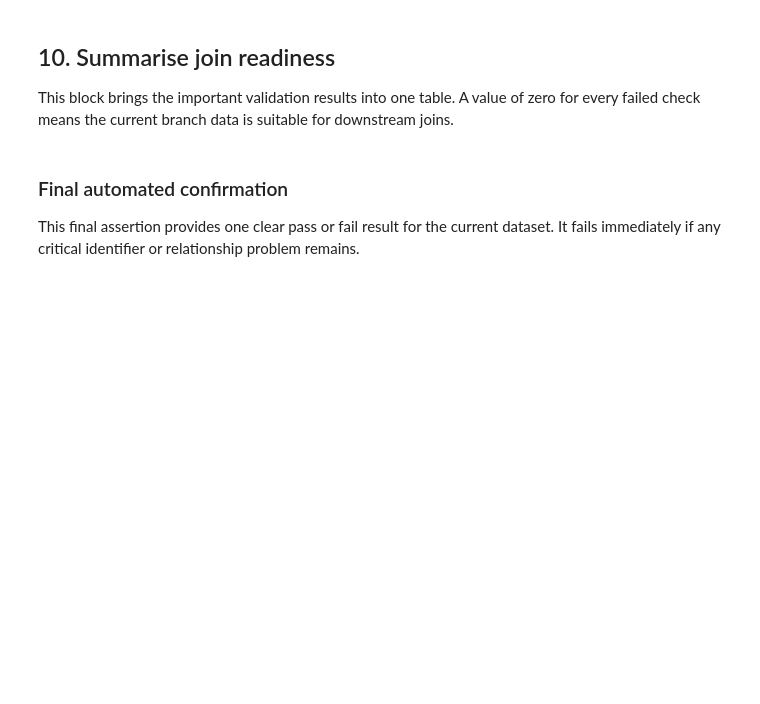
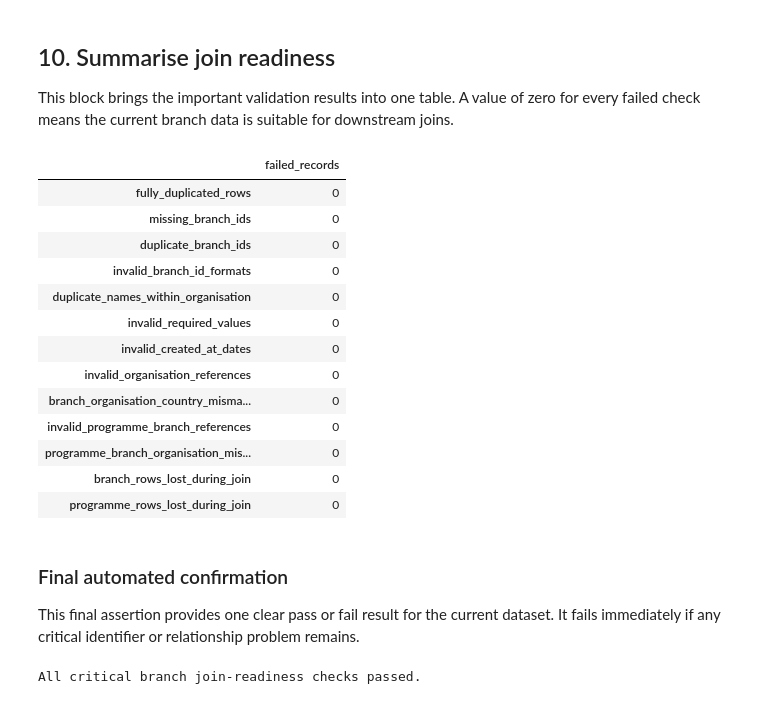
Before and after one commit to vimotechnologies/pulse80, a Jupyter notebook: data-analytics/notebooks/eda/branches/branches_EDA.ipynb, the cells around one changed output. Cells and saved outputs as stored; diff of their text form; code cells hidden in the pictures; blank space fills up the shorter version.

Commit message:
🐛 fix(eda): strengthen branch exploration and validation

```diff
--- a/data-analytics/notebooks/eda/branches/branches_EDA.ipynb
+++ b/data-analytics/notebooks/eda/branches/branches_EDA.ipynb
@@ -108,11 +179,13 @@ This block checks for blank branch names, cities, countries and organisation IDs
 # %%
 required_text_columns = ["organisation_id", "name", "city", "country"]
 
-blank_text_counts = (
-    branches[required_text_columns]
-    .astype("string")
-    .apply(lambda column: column.str.strip().eq("").sum())
-)
+required_text_checks = pd.Series({
+    column: (
+        branches[column].isna()
+        | branches[column].astype("string").str.strip().eq("").fillna(False)
+    ).sum()
+    for column in required_text_columns
+})
 
 branches["created_at"] = pd.to_datetime(
     branches["created_at"],
@@ -121,7 +194,7 @@ branches["created_at"] = pd.to_datetime(
 )
 
 value_checks = pd.concat([
-    blank_text_counts.rename(lambda name: f"blank_{name}"),
+    required_text_checks.rename(lambda name: f"invalid_{name}"),
     pd.Series({"invalid_created_at_dates": branches["created_at"].isna().sum()}),
 ])
 
@@ -152,8 +234,17 @@ branch_organisation_join = branches.merge(
 )
 
 branch_organisation_join["country_matches"] = (
-    branch_organisation_join["country"].astype("string").str.strip().str.casefold()
-    == branch_organisation_join["organisation_country"].astype("string").str.strip().str.casefold()
+    branch_organisation_join["country"]
+    .astype("string")
+    .str.strip()
+    .str.casefold()
+    .eq(
+        branch_organisation_join["organisation_country"]
+        .astype("string")
+        .str.strip()
+        .str.casefold()
+    )
+    .fillna(False)
 )
 
 branch_organisation_join
@@ -232,24 +344,47 @@ branch_programme_coverage
 This block brings the important validation results into one table. A value of zero for every failed check means the current branch data is suitable for downstream joins.
 # %%
 join_readiness = pd.Series({
+    "fully_duplicated_rows": branches.duplicated().sum(),
     "missing_branch_ids": branches["branch_id"].isna().sum(),
     "duplicate_branch_ids": branches["branch_id"].duplicated().sum(),
     "invalid_branch_id_formats": identifier_checks["invalid_branch_id_formats"],
+    "duplicate_names_within_organisation": identifier_checks[
+        "duplicate_names_within_organisation"
+    ],
+    "invalid_required_values": required_text_checks.sum(),
+    "invalid_created_at_dates": branches["created_at"].isna().sum(),
     "invalid_organisation_references": (
         ~branch_organisation_join["organisation_join_status"].eq("both")
     ).sum(),
     "branch_organisation_country_mismatches": (
         ~branch_organisation_join["country_matches"]
     ).sum(),
     "invalid_programme_branch_references": (
         ~programme_branch_join["branch_join_status"].eq("both")
     ).sum(),
     "programme_branch_organisation_mismatches": (
         ~programme_branch_join["branch_belongs_to_programme_organisation"]
     ).sum(),
+    "branch_rows_lost_during_join": len(branches) - len(branch_organisation_join),
+    "programme_rows_lost_during_join": len(programmes) - len(programme_branch_join),
 })
 
 join_readiness.to_frame("failed_records")
+# %% [output]
+|  | failed_records |
+| fully_duplicated_rows | 0 |
+| missing_branch_ids | 0 |
+| duplicate_branch_ids | 0 |
+| invalid_branch_id_formats | 0 |
+| duplicate_names_within_organisation | 0 |
+| invalid_required_values | 0 |
+| invalid_created_at_dates | 0 |
+| invalid_organisation_references | 0 |
+| branch_organisation_country_misma... | 0 |
+| invalid_programme_branch_references | 0 |
+| programme_branch_organisation_mis... | 0 |
+| branch_rows_lost_during_join | 0 |
+| programme_rows_lost_during_join | 0 |
 # %% [markdown]
 ### Final automated confirmation
 
@@ -257,6 +392,8 @@ This final assertion provides one clear pass or fail result for the current data
 # %%
 assert join_readiness.eq(0).all()
 print("All critical branch join-readiness checks passed.")
+# %% [output]
+All critical branch join-readiness checks passed.
 # %% [markdown]
 ## 11. Simple conclusion
 
```
Also changed, not shown: parts of 16 cells of this notebook.
